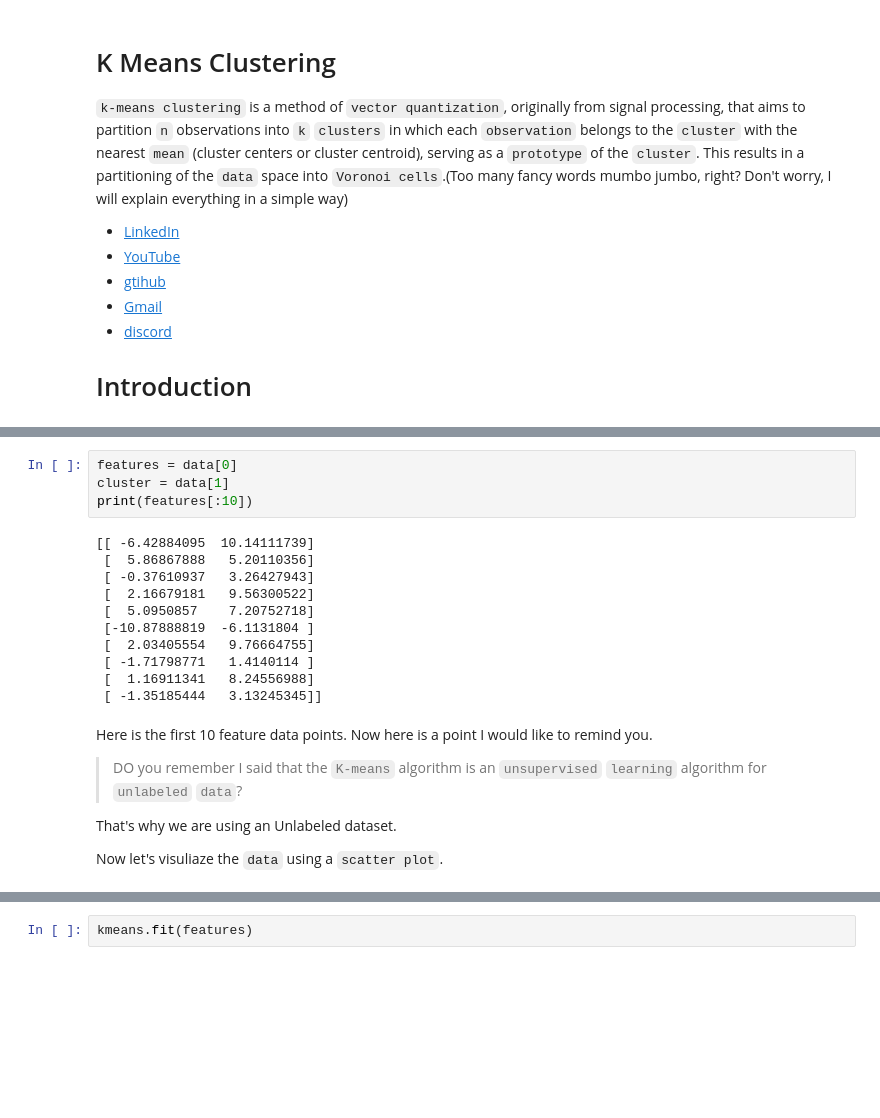
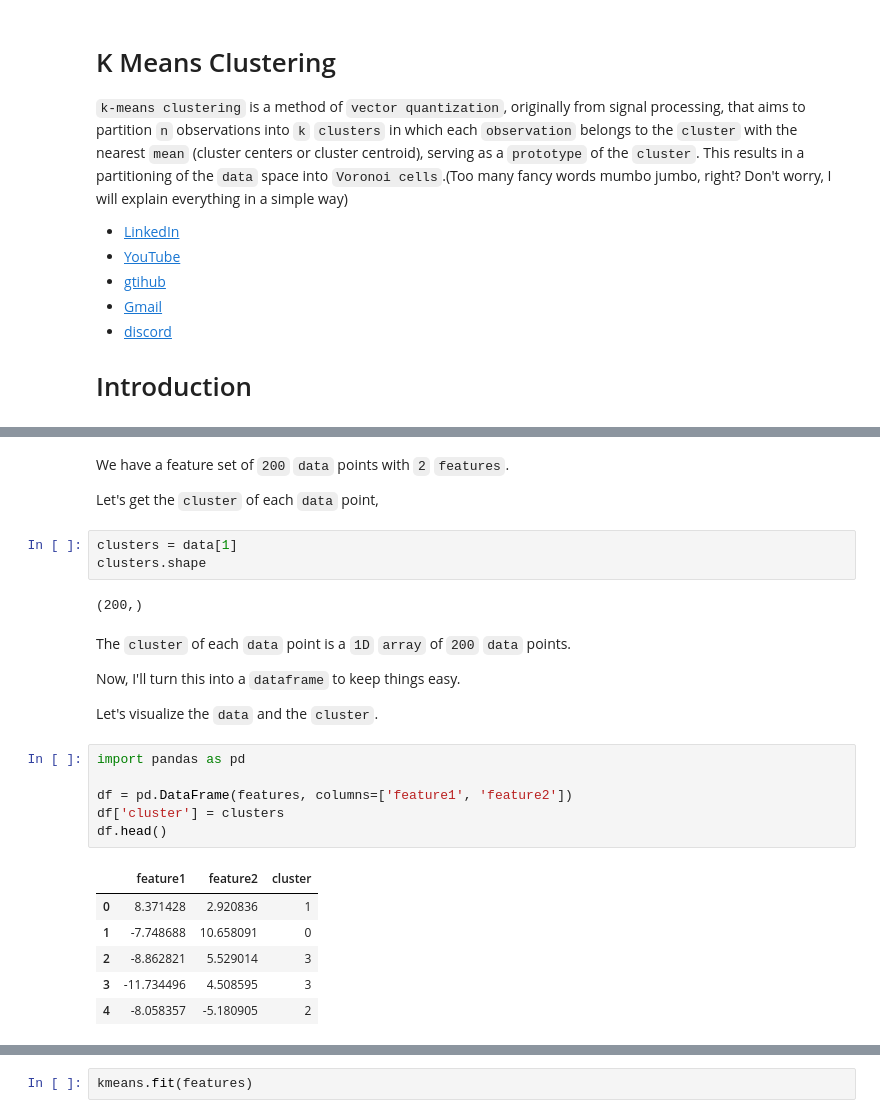
Before and after one commit to RishatTalukder/Machine-Learning-Zero-to-Hero, a Jupyter notebook: 14_K_Means_Clustering/30_K_Means_Clustering.ipynb, the cells around one changed output, grey strips where cells are left out. Saved outputs shown, nothing was run; the diff lists cells and outputs as text; blank space fills up the shorter version.

```diff
--- a/14_K_Means_Clustering/30_K_Means_Clustering.ipynb
+++ b/14_K_Means_Clustering/30_K_Means_Clustering.ipynb
@@ -450,23 +257,28 @@ feature data shape. We can see it has `2` `features` and `200` `data` points. Ju
-# %%
-features = data[0]
-cluster = data[1]
-print(features[:10])
-# %% [output]
-[[ -6.42884095  10.14111739]
- [  5.86867888   5.20110356]
- [ -0.37610937   3.26427943]
- [  2.16679181   9.56300522]
- [  5.0950857    7.20752718]
- [-10.87888819  -6.1131804 ]
- [  2.03405554   9.76664755]
- [ -1.71798771   1.4140114 ]
- [  1.16911341   8.24556988]
- [ -1.35185444   3.13245345]]
-# %% [markdown]
-Here is the first 10 feature data points. Now here is a point I would like to remind you.
-
-> DO you remember I said that the `K-means` algorithm is an `unsupervised` `learning` algorithm for `unlabeled` `data`?
-
-That's why we are using an Unlabeled dataset.
-
-Now let's visuliaze the `data` using a `scatter plot`.
+# %% [markdown]
+We have a feature set of `200` `data` points with `2` `features`.
+
+Let's get the `cluster` of each `data` point,
+# %%
+clusters = data[1]
+clusters.shape
+# %% [output]
+(200,)
+# %% [markdown]
+The `cluster` of each `data` point is a `1D` `array` of `200` `data` points.
+
+Now, I'll turn this into a `dataframe` to keep things easy.
+
+Let's visualize the `data` and the `cluster`.
+# %%
+import pandas as pd
+
+df = pd.DataFrame(features, columns=['feature1', 'feature2'])
+df['cluster'] = clusters
+df.head()
+# %% [output]
+|  | feature1 | feature2 | cluster |
+| 0 | 8.371428 | 2.920836 | 1 |
+| 1 | -7.748688 | 10.658091 | 0 |
+| 2 | -8.862821 | 5.529014 | 3 |
+| 3 | -11.734496 | 4.508595 | 3 |
+| 4 | -8.058357 | -5.180905 | 2 |
```
Also changed, not shown: parts of 22 cells of this notebook.
